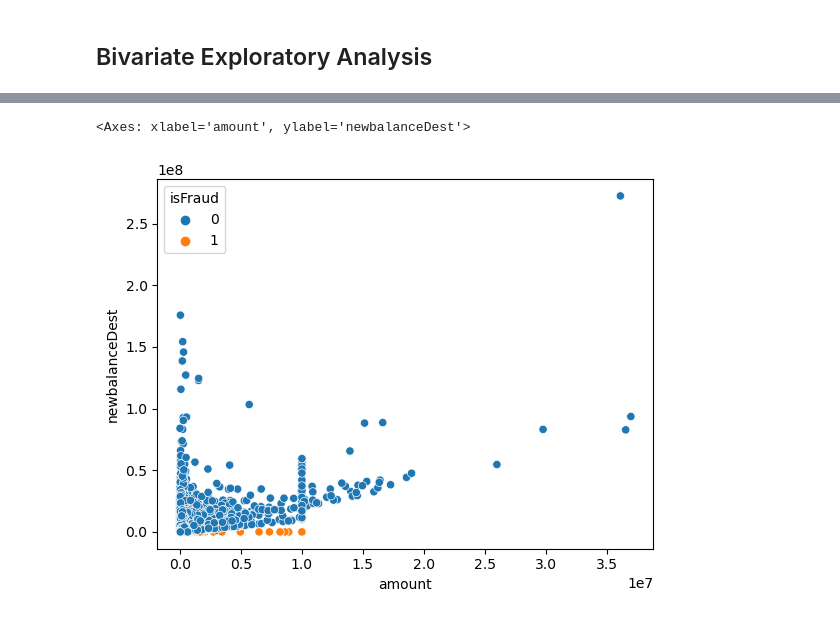
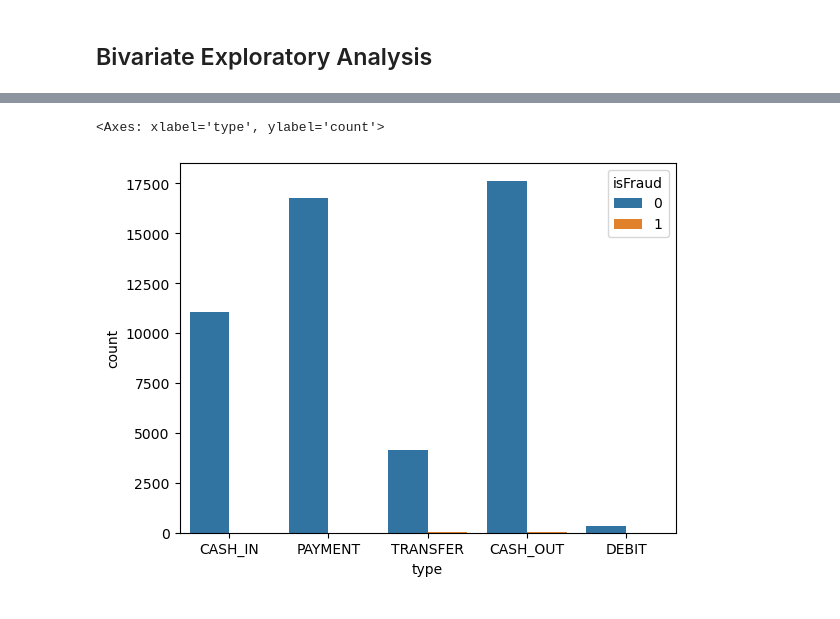
Before and after one commit to JacobTheCoder87/financial-fraud-detection-lab, a Jupyter notebook: code/01 EDA.ipynb, the cells around one changed output, grey strips where cells are left out. Saved outputs shown, nothing was run; the diff lists cells and outputs as text; code cells hidden in the pictures.

Commit message:
Adding data wrangling, modeling, updating ReadMe, finalizing project

```diff
--- a/code/01 EDA.ipynb
+++ b/code/01 EDA.ipynb
@@ -74,7 +76,7 @@ As we can see from our initial exploration process, we are dealing with an extre
 #Our data is way too large and computationally heavy to conduct EDA. To speed up the process I decided to use random sampling on my data.
 #Since our goal is to initially explore data in order to identify trends and patterns a smaller sample size could work.
 
-sampled_df = df.sample(n=100000, random_state=42)
+sampled_df = df.sample(n=50000, random_state=42)
 # %%
 sampled_df.head(5)
 # %% [output]
@@ -107,5 +161,5 @@ plt.show()
 # %%
-sns.scatterplot(data=sampled_df, x="amount", y="newbalanceDest", hue = "isFraud")
+sns.countplot(x="type", data=sampled_df, hue="isFraud")
 # %% [output]
-<Axes: xlabel='amount', ylabel='newbalanceDest'>
+<Axes: xlabel='type', ylabel='count'>
-[figure, old version]
+[figure, new version]
```
Also changed, not shown: parts of 12 cells of this notebook, 5 other files.
